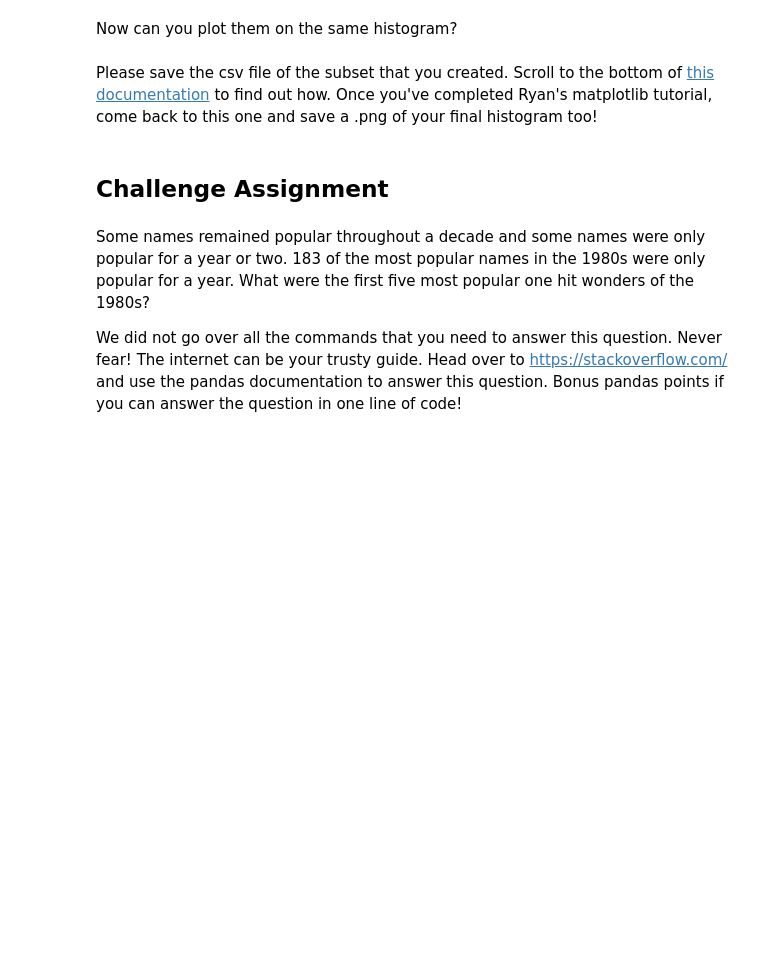
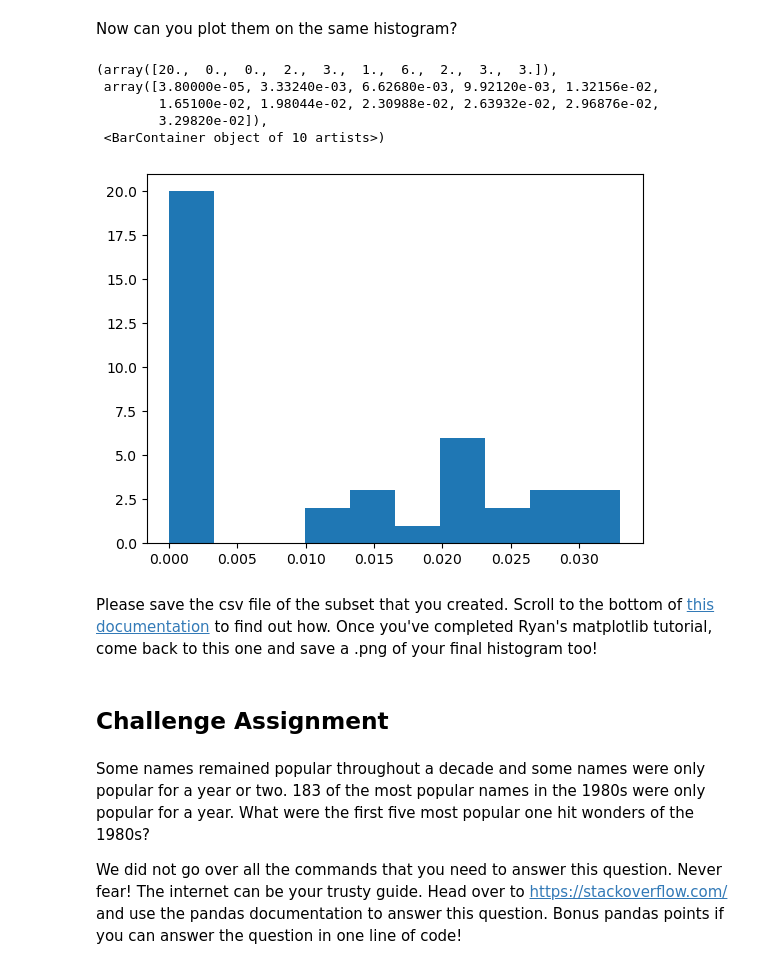
Before and after one commit to howardisaacson/Intro-to-Astro2024, a Jupyter notebook: Week2_Python_Packages/pandas_tutorial.ipynb, the cells around one changed output. Saved outputs shown, nothing was run; the diff lists cells and outputs as text; code cells hidden in the pictures; blank space fills up the shorter version.

```diff
--- a/Week2_Python_Packages/pandas_tutorial.ipynb
+++ b/Week2_Python_Packages/pandas_tutorial.ipynb
@@ -151,4 +250,15 @@ Can you make a histogram of the percentage popularity of the name Mary during th
 # %% [markdown]
 Now can you plot them on the same histogram?
+# %%
+subset_hist = names_df.loc[(names_df['year'] >= 1960) & (names_df['year'] < 1970) & ((names_df['name'] == 'Mary') | (names_df['name'] == 'Lisa'))]
+subset_hist.head()
+plt.hist(subset_hist['percent'])
+# %% [output]
+(array([20.,  0.,  0.,  2.,  3.,  1.,  6.,  2.,  3.,  3.]),
+ array([3.80000e-05, 3.33240e-03, 6.62680e-03, 9.92120e-03, 1.32156e-02,
+        1.65100e-02, 1.98044e-02, 2.30988e-02, 2.63932e-02, 2.96876e-02,
+        3.29820e-02]),
+ <BarContainer object of 10 artists>)
+[figure, added]
 # %% [markdown]
 Please save the csv file of the subset that you created. Scroll to the bottom of [this documentation](https://pandas.pydata.org/pandas-docs/stable/reference/api/pandas.DataFrame.to_csv.html) to find out how. Once you've completed Ryan's matplotlib tutorial, come back to this one and save a .png of your final histogram too!
```
Also changed, not shown: parts of 22 cells of this notebook.
